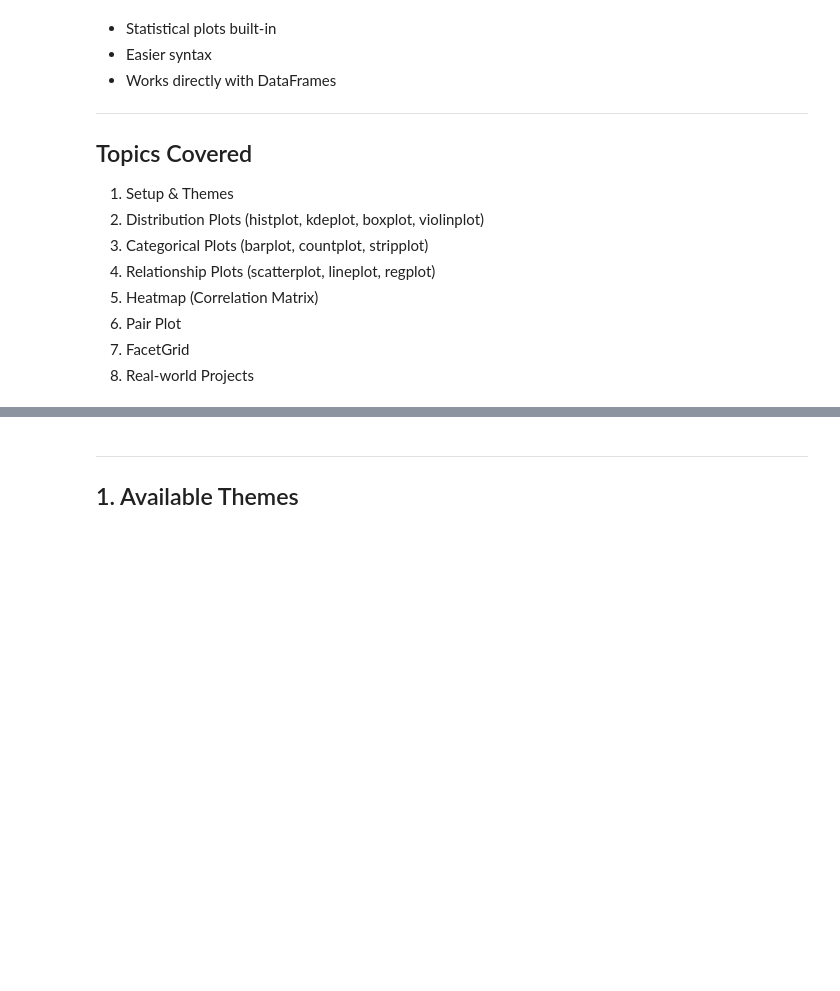
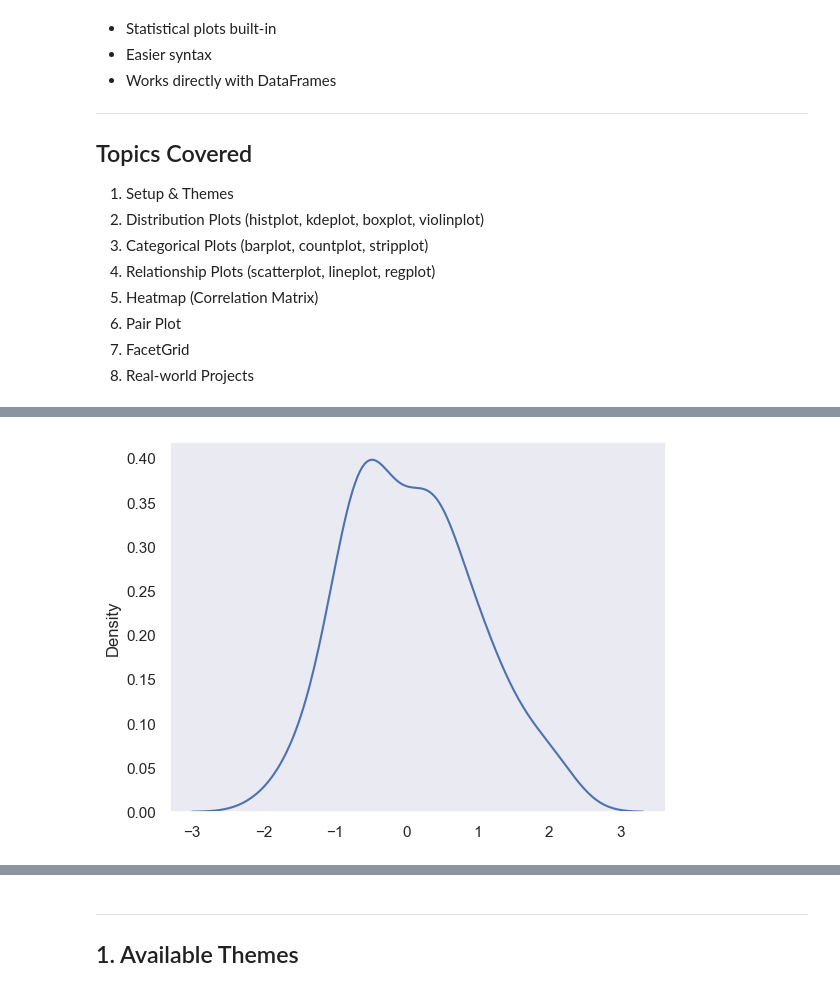
Before and after one commit to helloharendra/Python-DS-AI-11-AM-12-30PM, a Jupyter notebook: helloharendra/analytics/day6_seaborn.ipynb, the cells around one changed output, grey strips where cells are left out. Cells and saved outputs as stored; diff of their text form; code cells hidden in the pictures; blank space fills up the shorter version.

```diff
--- a/helloharendra/analytics/day6_seaborn.ipynb
+++ b/helloharendra/analytics/day6_seaborn.ipynb
@@ -20,0 +217,5 @@
+# %%
+sns.kdeplot(data)
+plt.show()
+# %% [output]
+[figure, added]
```
Also changed, not shown: parts of 42 cells of this notebook, 10 other files.
